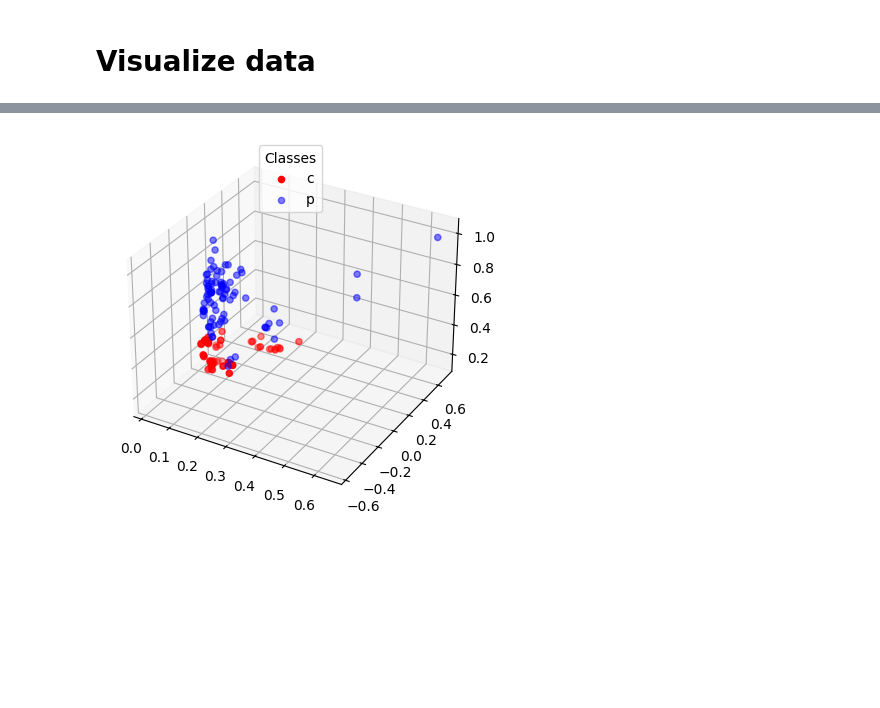
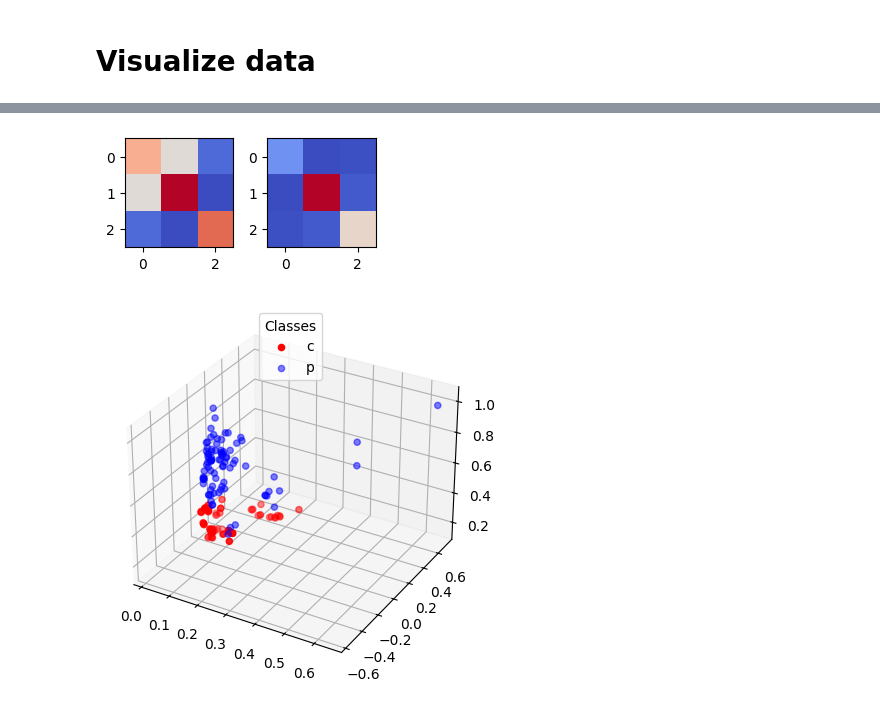
Before and after one commit to jiggychauhi/QC-Gait-Analysis, a Jupyter notebook: notebook_greg.ipynb, the cells around one changed output, grey strips where cells are left out. Cells and saved outputs as stored; diff of their text form; code cells hidden in the pictures; blank space fills up the shorter version.

```diff
--- a/notebook_greg.ipynb
+++ b/notebook_greg.ipynb
@@ -92,3 +94,15 @@ plt.show()
+# %%
+fig, axes = plt.subplots(1, 2, figsize=(2 * 1.5, 2 * 1.5))
+X3x3 = PCA_SPD(n_components=3).transform(X)
+c_meancov = mean_covariance(X3x3[:c_nsubjects], metric="logeuclid")
+pk_meancov = mean_covariance(X3x3[c_nsubjects:], metric="logeuclid")
+axes[0].imshow(c_meancov, cmap='coolwarm')
+axes[1].imshow(pk_meancov, cmap='coolwarm')
+
+plt.tight_layout()
+plt.show()
+# %% [output]
+[figure, added]
 # %%
 labels = np.array([''] * len(y))
 labels[y == 0] = 'c'
```
Also changed, not shown: parts of 2 cells of this notebook.
